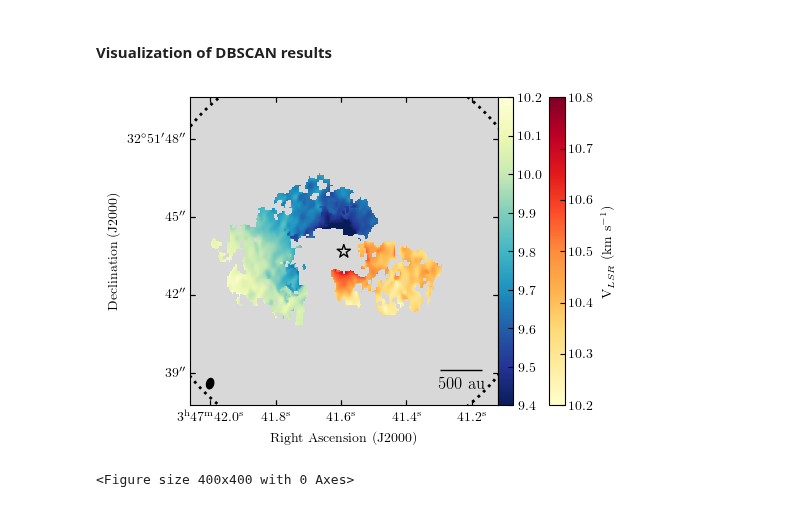
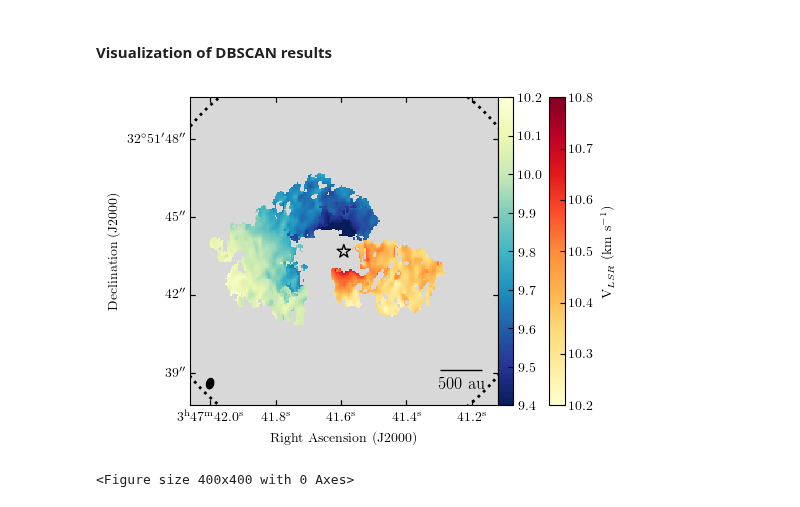
Before and after one commit to tere-valdivia/Barnard_5_infall, a Jupyter notebook: figures.ipynb, the cells around one changed output. Saved outputs shown, nothing was run; the diff lists cells and outputs as text; code cells hidden in the pictures.

```diff
--- a/figures.ipynb
+++ b/figures.ipynb
@@ -1873,38 +1873,39 @@ data1 = fits.getdata(h2coredvlsrfile)
 header1 = fits.getheader(h2coredvlsrfile)
 data2 = fits.getdata(h2cobluevlsrfile)
 wcs = WCS(header1)
 bmaj, bmin = np.array([header1['BMAJ'], header1['BMIN']])*u.deg
 bpa = header1['BPA'] * u.deg
 pbradius = (primary_beam_alma(freq_H2CO)/2).to(u.deg).value / header1['CDELT2']
-
+scalebarsize = 500 #au
+scalebardeg = (scalebarsize / dist_B5.value) * u.arcsec
 cmap1 = plt.cm.get_cmap("YlOrRd").copy()
 cmap1.set_bad('white', 0.)
 cmap2 = plt.cm.get_cmap("YlGnBu_r").copy()
 cmap2.set_bad('white', 0.)
 cmap3 = plt.cm.YlGnBu_r
 cmap3.set_bad('0.85', 1.)
 rapix, decpix = wcs.wcs_world2pix([ra_yso], [dec_yso], 0)
 
 fig = plt.figure(figsize=(6,4))
 ax = fig.add_subplot(111, projection=wcs)
-sc1 = ax.imshow(data1, vmin=10.2, vmax=10.2+0.6, cmap=cmap1, zorder=10) # red
-sc2 = ax.imshow(data2, vmin=10.2-0.8, vmax=10.2, cmap=cmap2, zorder=10) # blue
+sc1 = ax.imshow(data1, vmin=10.2, vmax=10.2+0.6, cmap=cmap1, zorder=10, interpolation='nearest') # red
+sc2 = ax.imshow(data2, vmin=10.2-0.8, vmax=10.2, cmap=cmap2, zorder=10, interpolation='nearest') # blue
 ax.imshow(np.ones(np.shape(data1))*np.nan, cmap=cmap3, zorder=0)
 plt.colorbar(sc1, ax=ax, label=r'V$_{LSR}$ (km s$^{-1}$)', pad=-0.02)
 plt.colorbar(sc2, ax=ax, pad=0)
 ax.scatter(rapix, decpix, marker='*', s=100, facecolor='none', edgecolor='k')
 pb = Circle((rapix, decpix), pbradius, ec = 'k', fc='None', ls=':', lw=2)
 ax.add_patch(pb)
 add_beam(ax, major=bmaj, minor=bmin, angle=bpa, frame=False, pad=0.8, ec = 'k', fc='k')
 ax.set_xlim([rapix-110,rapix+110])
 ax.set_ylim([decpix-110,decpix+110])
 ax.set_xlabel(r'Right Ascension (J2000)')
 ax.set_ylabel(r'Declination (J2000)')
 add_scalebar(ax, scalebardeg, label=str(scalebarsize)+' au', color='k', pad=0.4, fontproperties=fm.FontProperties(size=12))
 if savefigure:
-    fig.savefig(figname, dpi=72, bbox_inches='tight')
+    fig.savefig(figname, dpi=dpibase, bbox_inches='tight')
 # %% [output]
-[figure, old version]
+[figure, new version]
 # %%
 from mpl_toolkits.mplot3d import axes3d
 dbscan_results = pd.read_csv(dbscanresfile)
```
Also changed, not shown: parts of 4 cells of this notebook, 9 other files.
